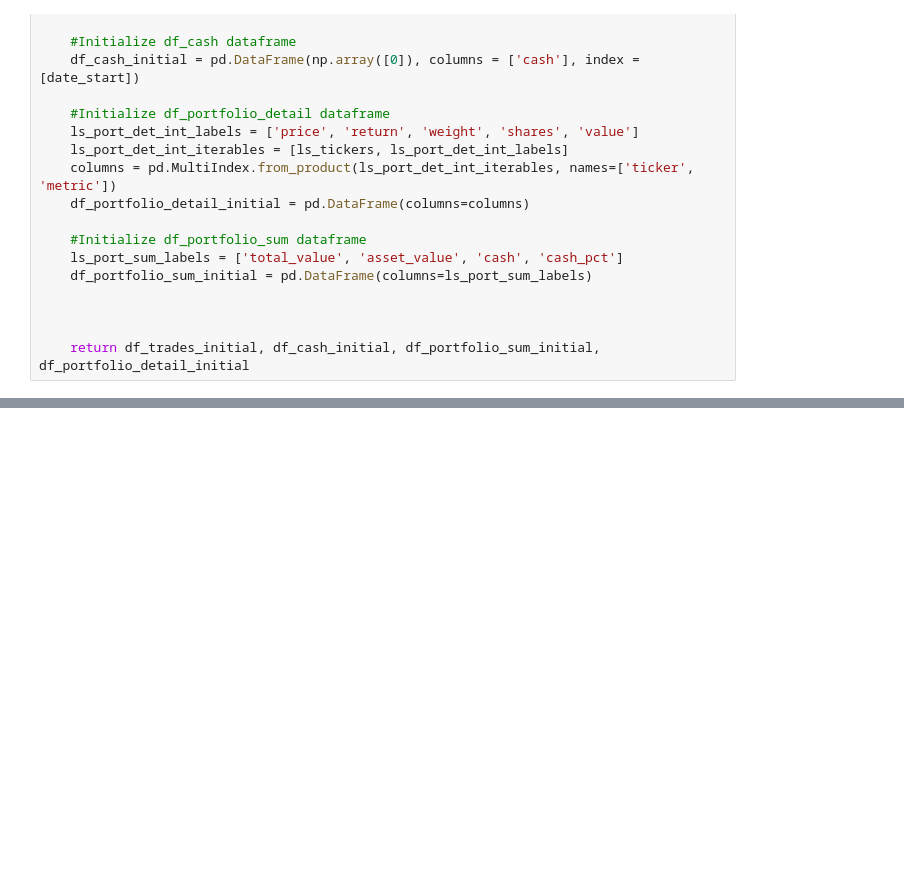
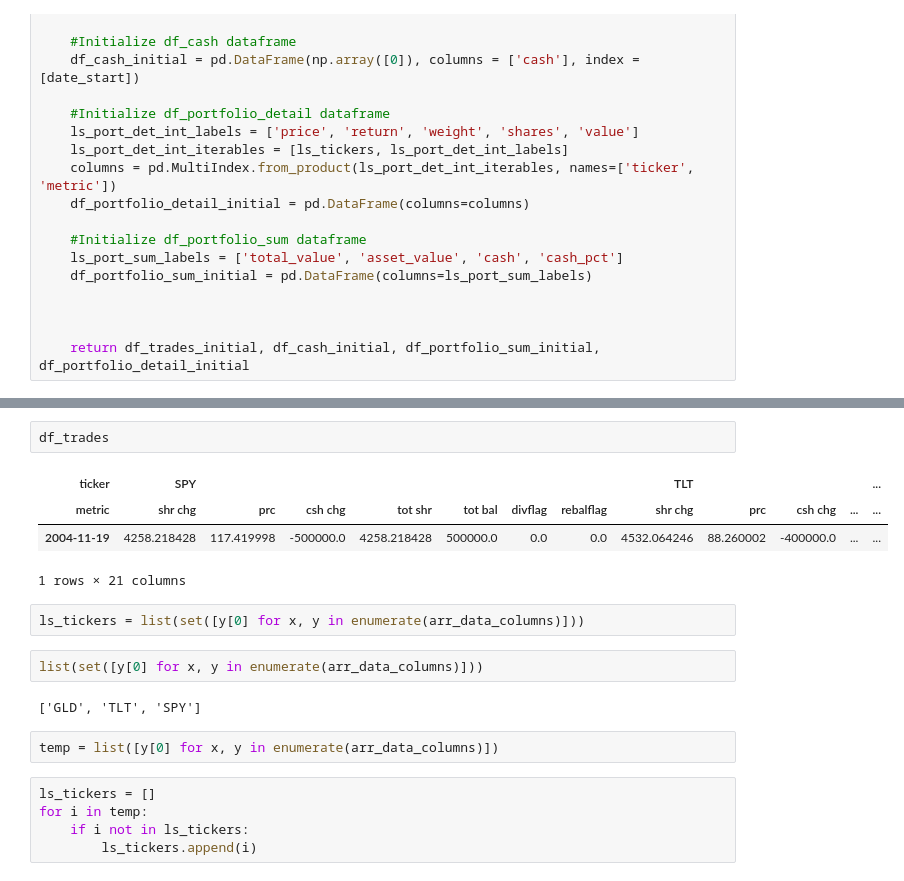
Before and after one commit to ningtong88/Capstone_TDAmeritrade, a Jupyter notebook: Ning_updating_rebalancing_def.ipynb, the cells around one changed output, grey strips where cells are left out. Drawn from its saved outputs; the diff is of its cells as text; blank space fills up the shorter version.

```diff
--- a/Ning_updating_rebalancing_def.ipynb
+++ b/Ning_updating_rebalancing_def.ipynb
@@ -156,0 +211,20 @@ ls_purchase_price_1
+# %%
+df_trades
+# %% [output]
+| ticker | SPY |  |  |  |  |  |  | TLT |  |  |  | ... |
+| metric | shr chg | prc | csh chg | tot shr | tot bal | divflag | rebalflag | shr chg | prc | csh chg | ... | ... |
+| 2004-11-19 | 4258.218428 | 117.419998 | -500000.0 | 4258.218428 | 500000.0 | 0.0 | 0.0 | 4532.064246 | 88.260002 | -400000.0 | ... | ... |
+1 rows × 21 columns
+# %%
+ls_tickers = list(set([y[0] for x, y in enumerate(arr_data_columns)]))
+# %%
+list(set([y[0] for x, y in enumerate(arr_data_columns)]))
+# %% [output]
+['GLD', 'TLT', 'SPY']
+# %%
+temp = list([y[0] for x, y in enumerate(arr_data_columns)])
+# %%
+ls_tickers = []
+for i in temp:
+    if i not in ls_tickers:
+        ls_tickers.append(i)
```
Also changed, not shown: parts of 15 cells of this notebook, 1 other file.
